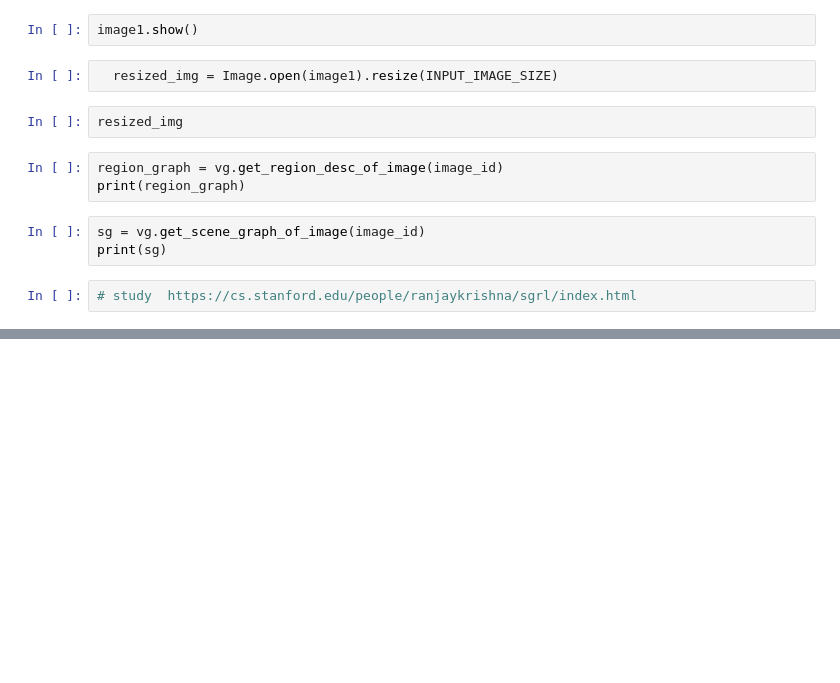
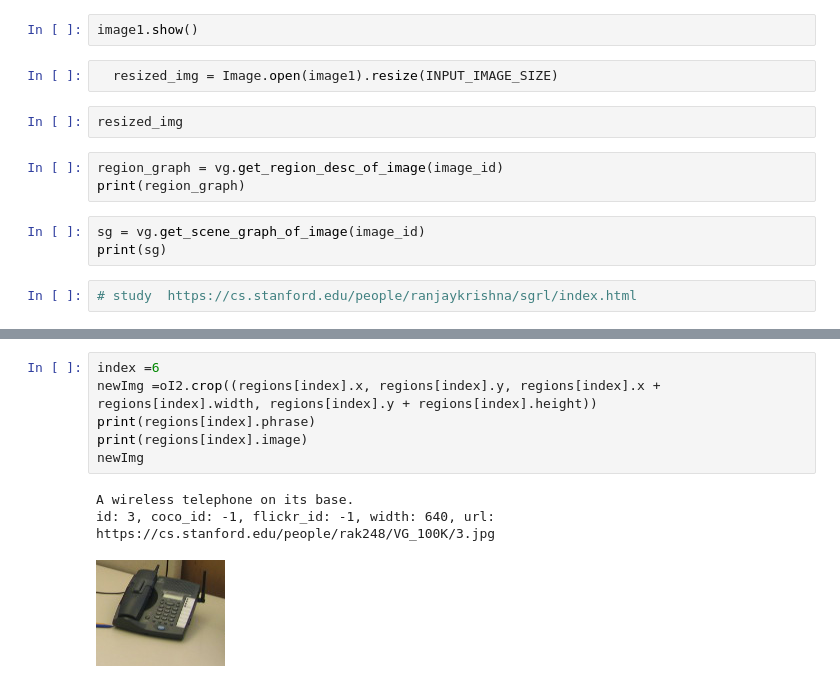
Before and after one commit to HemantTiwariGitHub/IntelligenceCodes, a Jupyter notebook: VisualGenomeDownload.ipynb, the cells around one changed output, grey strips where cells are left out. Drawn from its saved outputs; the diff is of its cells as text; blank space fills up the shorter version.

```diff
--- a/VisualGenomeDownload.ipynb
+++ b/VisualGenomeDownload.ipynb
@@ -66,0 +92,10 @@ print(sg)
+# %%
+index =6
+newImg =oI2.crop((regions[index].x, regions[index].y, regions[index].x + regions[index].width, regions[index].y + regions[index].height))
+print(regions[index].phrase)
+print(regions[index].image)
+newImg
+# %% [output]
+A wireless telephone on its base.
+id: 3, coco_id: -1, flickr_id: -1, width: 640, url: https://cs.stanford.edu/people/rak248/VG_100K/3.jpg
+[figure, added]
```
Also changed, not shown: parts of 8 cells of this notebook.
